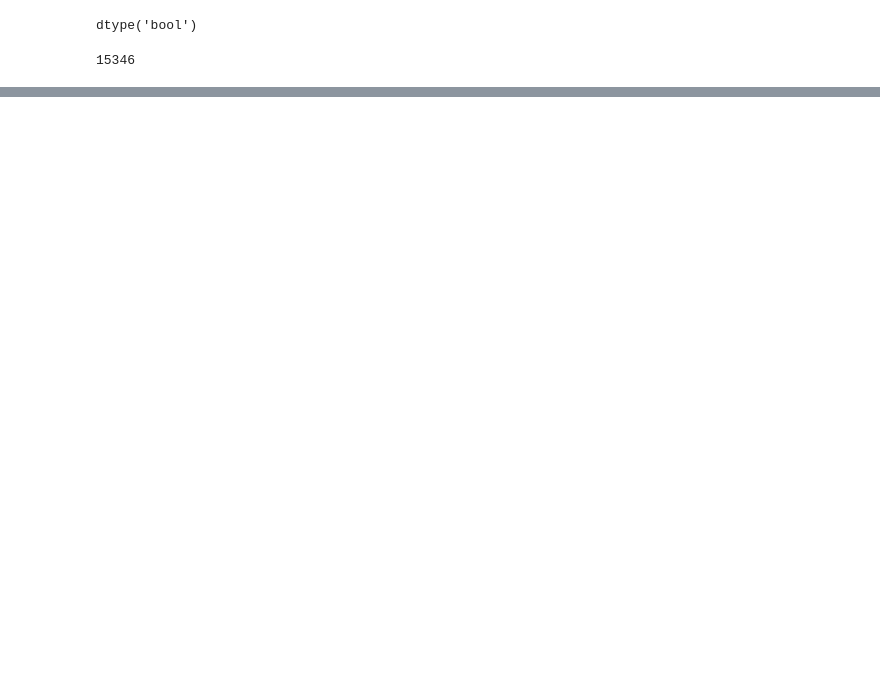
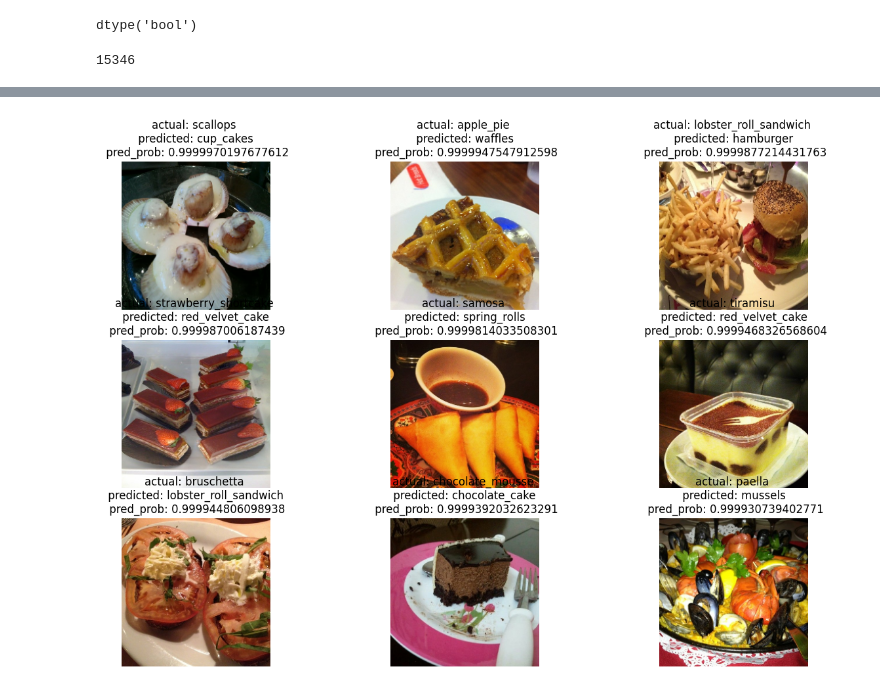
Before and after one commit to LivingstonTardzenyuy/Deep-Learning-with-TensorFlow, a Jupyter notebook: 06_transfer_learning_in_tensorflow_part_3_scaling_up.ipynb, the cells around one changed output, grey strips where cells are left out. Saved outputs shown, nothing was run; the diff lists cells and outputs as text; code cells hidden in the pictures; blank space fills up the shorter version.

Commit message:
plotting the predictions our model is predicting most wrong.

```diff
--- a/06_transfer_learning_in_tensorflow_part_3_scaling_up.ipynb
+++ b/06_transfer_learning_in_tensorflow_part_3_scaling_up.ipynb
@@ -839,6 +836,6 @@ correct
 15346
 # %%
 # 4. Sort our DataFrame to have most wrong predictions at the top.
-top_1oo_wrong = pred_df[pred_df['pred_correct'] == False].sort_values("pred_conf", ascending=False)[:100]
-top_1oo_wrong.head(20)
+top_100_wrong = pred_df[pred_df['pred_correct'] == False].sort_values("pred_conf", ascending=False)[:100]
+top_100_wrong.head
 # %% [output]
@@ -862,9 +859,17 @@ top_1oo_wrong.head(20)
 # %%
 #5.  Visualize the test  data samples which have the wrong prediction but highest pred prob.
 
 images_to_view = 9
 start_index = 0
 
 plt.figure(figsize=(15,10))
 
-for i row in enumerate(top_100_wrong[start_index:start_index+images_to_view])
+for i, row in enumerate(top_100_wrong[start_index:start_index+images_to_view].itertuples()):
+  plt.subplot(3,3,i+1)
+  img = load_and_prep_image(row[1], scale=False)
+  _, _, _, _, pred_prob, y_true_classname, y_pred_classname, _ = row
+  plt.imshow(img/255.)
+  plt.title(f"actual: {y_true_classname} \n predicted: {y_pred_classname} \n pred_prob: {pred_prob}")
+  plt.axis(False);
+# %% [output]
+[figure, added]
```
Also changed, not shown: parts of 20 cells of this notebook.
